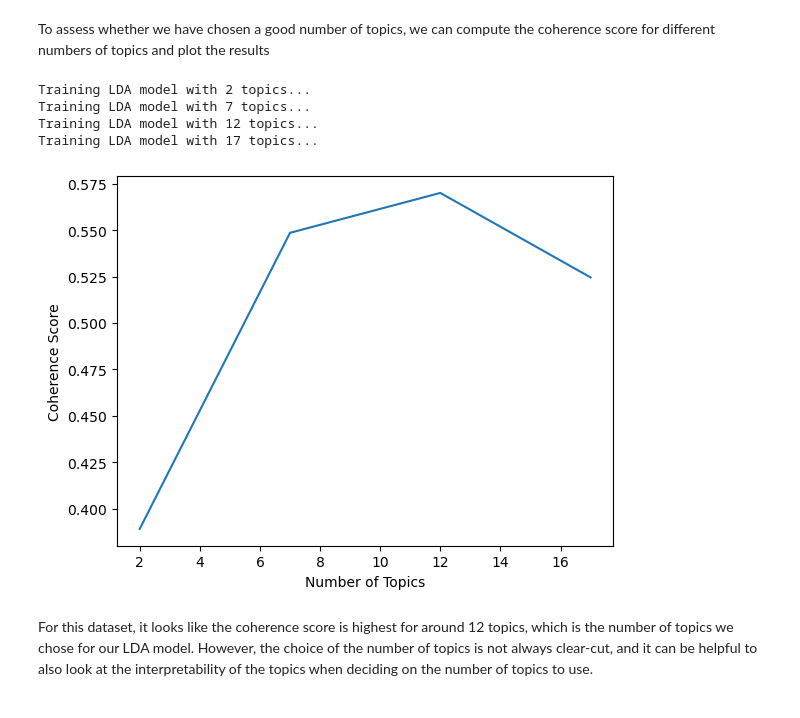
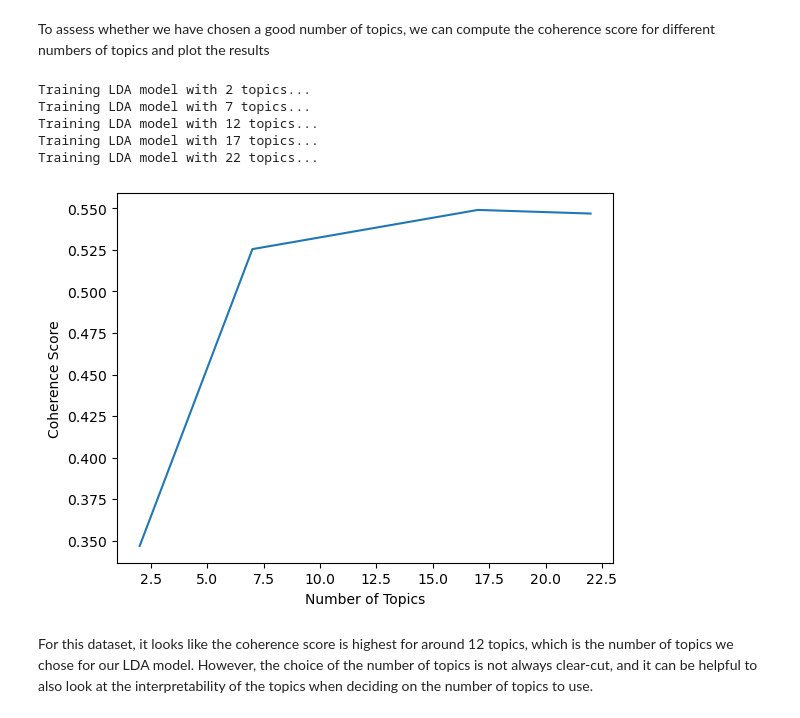
Before and after one commit to jmarbet/ai-big-data-course, a Jupyter notebook: notebooks/nlp_topic_modelling.ipynb, the cells around one changed output. Cells and saved outputs as stored; diff of their text form; code cells hidden in the pictures.

```diff
--- a/notebooks/nlp_topic_modelling.ipynb
+++ b/notebooks/nlp_topic_modelling.ipynb
@@ -269,7 +269,7 @@ def preprocess_texts(texts):
     text_list = texts_np.tolist()
 
     # Process each text using spaCy
-    docs = nlp.pipe(text_list, disable=["tok2vec", "parser", "ner"]) # We disable the components that we don't need to speed up the processing
+    docs = nlp.pipe(text_list, disable=["parser", "ner"]) # We disable the components that we don't need to speed up the processing
 
     tokens_list = []
 
@@ -494,7 +494,7 @@ We can see that the word "achievement" appears 2 times in the first document, wh
 
 Now that we have the corpus and the dictionary, we can train the LDA model. We will specify the number of topics to be 12, and we will run the model for 50 iterations with 10 passes over the corpus to ensure convergence. We also set a random state for reproducibility.
 # %%
-lda_model = LdaModel(corpus=corpus, id2word=dictionary, iterations=50, num_topics=12, passes=10, random_state=42)
+lda_model = LdaModel(corpus=corpus, id2word=dictionary, iterations=50, num_topics=17, passes=10, random_state=42)
 # %% [markdown]
 We can print the top words for each topic to get a sense of what the topics are about
 # %%
@@ -605,33 +613,34 @@ To assess whether we have chosen a good number of topics, we can compute the coh
 # %%
 topics = []
 score = []
 
-for ii in [2, 7, 12, 17]:
+for ii in [2, 7, 12, 17, 22]:
 
     print(f"Training LDA model with {ii} topics...")
 
     # Train the LDA model with ii topics
     lda_model = LdaModel(corpus=corpus, id2word=dictionary, iterations=10, num_topics=ii, passes=10, random_state=42)
 
     # Compute the coherence score for the model
     # Note: Using workers=1 to avoid threading issues in Jupyter notebooks
     # The "c_v" coherence metric can be memory-intensive; use "u_mass" if you encounter issues
     cm = CoherenceModel(model=lda_model, texts=ecb_speeches["preprocessed_tokens"].to_list(), corpus=corpus, dictionary=dictionary, coherence="c_v", processes=1)
 
     # Append the number of topics and the coherence score to the lists
     topics.append(ii)
     score.append(cm.get_coherence())
 
 # Plot the coherence scores for different numbers of topics
 plt.plot(topics, score)
 plt.xlabel("Number of Topics")
 plt.ylabel("Coherence Score")
 plt.show()
 # %% [output]
 Training LDA model with 2 topics...
 Training LDA model with 7 topics...
 Training LDA model with 12 topics...
 Training LDA model with 17 topics...
+Training LDA model with 22 topics...
-[figure, old version]
+[figure, new version]
 # %% [markdown]
 For this dataset, it looks like the coherence score is highest for around 12 topics, which is the number of topics we chose for our LDA model. However, the choice of the number of topics is not always clear-cut, and it can be helpful to also look at the interpretability of the topics when deciding on the number of topics to use.
```
Also changed, not shown: parts of 20 cells of this notebook, 34 other files.
